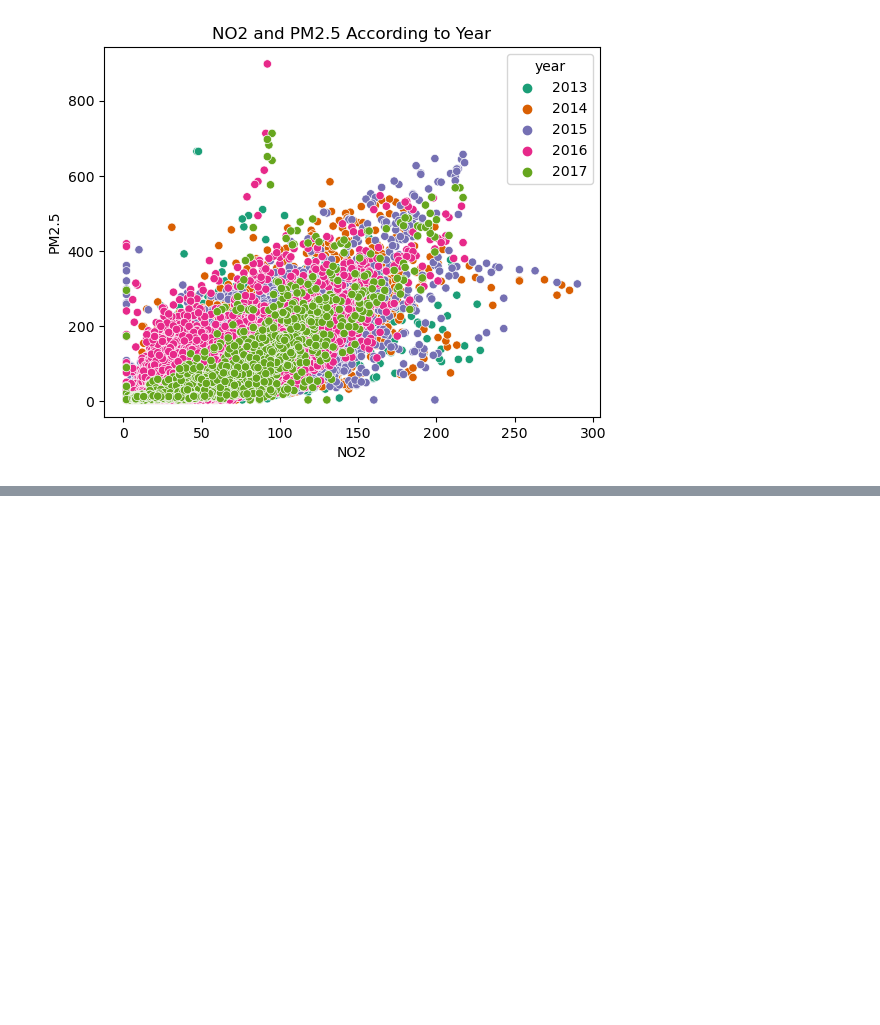
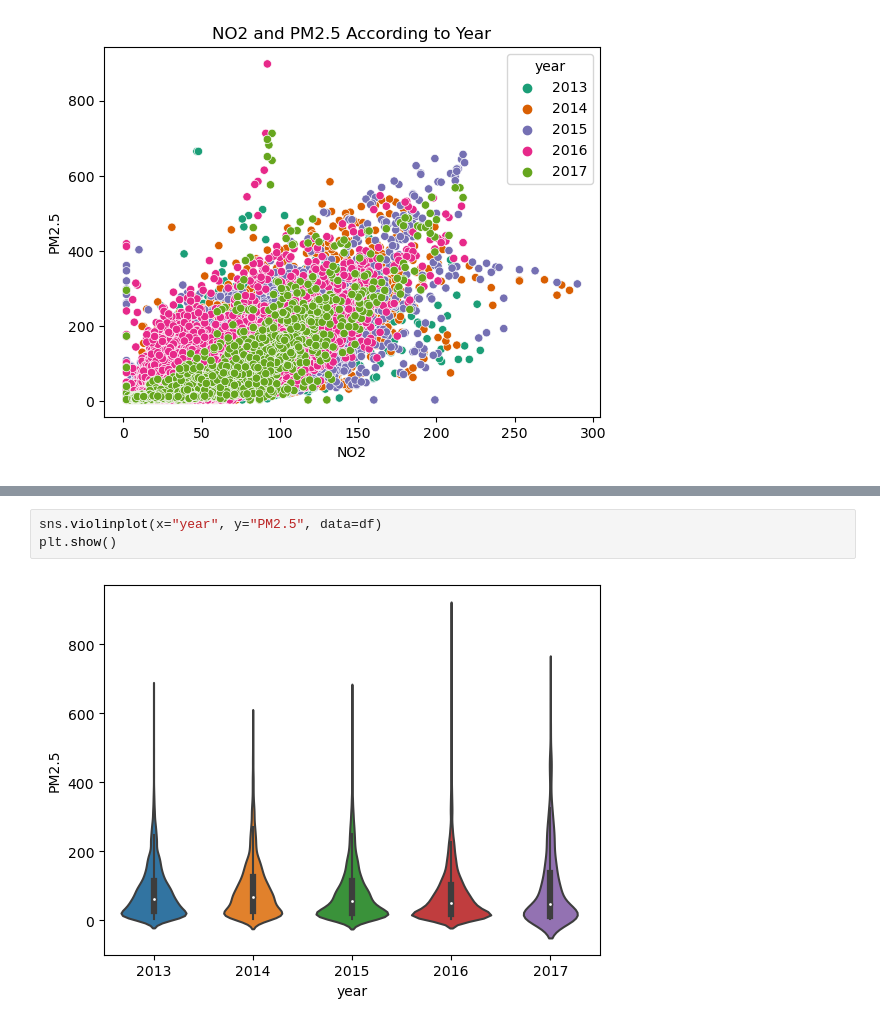
Before and after one commit to kavin-cmd/Air-Quality-forecasting, a Jupyter notebook: prediction_regression.ipynb, the cells around one changed output, grey strips where cells are left out. Drawn from its saved outputs; the diff is of its cells as text; blank space fills up the shorter version.

```diff
--- a/prediction_regression.ipynb
+++ b/prediction_regression.ipynb
@@ -185,0 +198,5 @@ plt.show()
+# %%
+sns.violinplot(x="year", y="PM2.5", data=df)
+plt.show()
+# %% [output]
+[figure, added]
```
Also changed, not shown: parts of 11 cells of this notebook, 6 other files.
